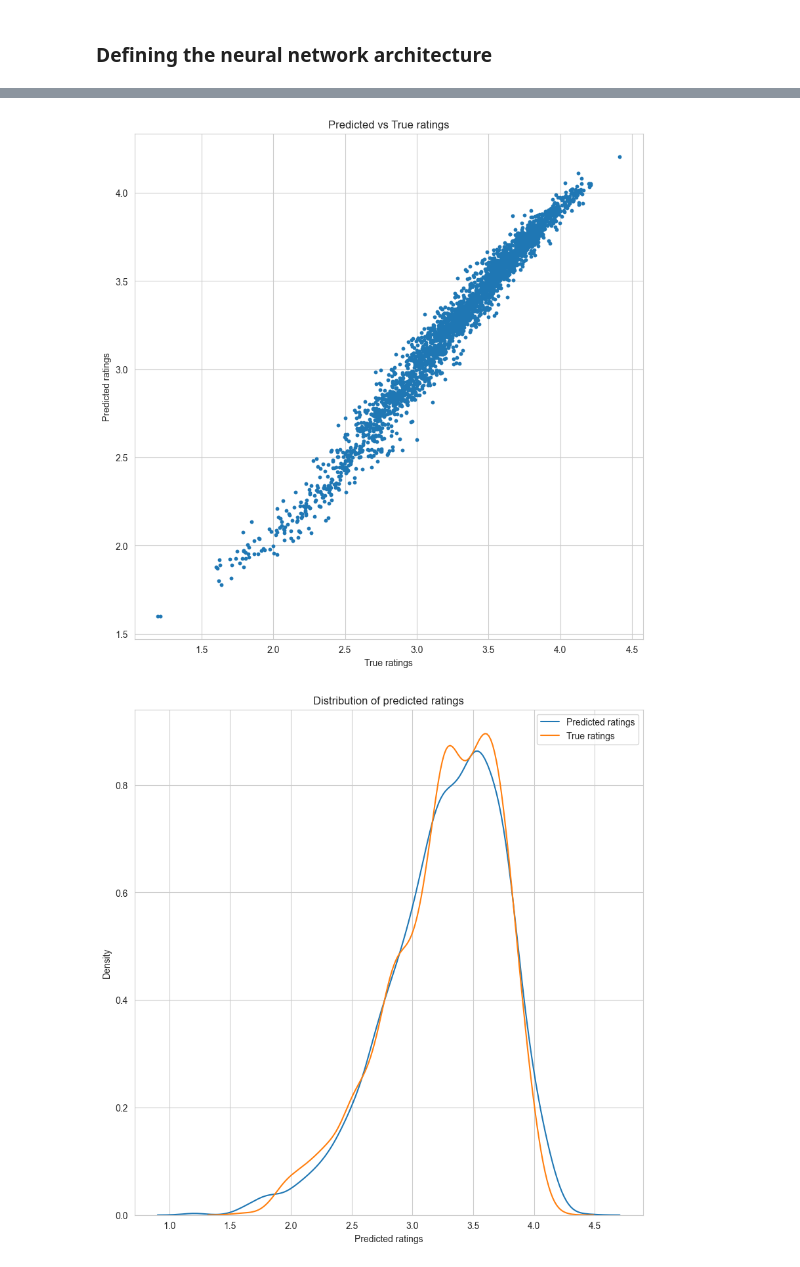
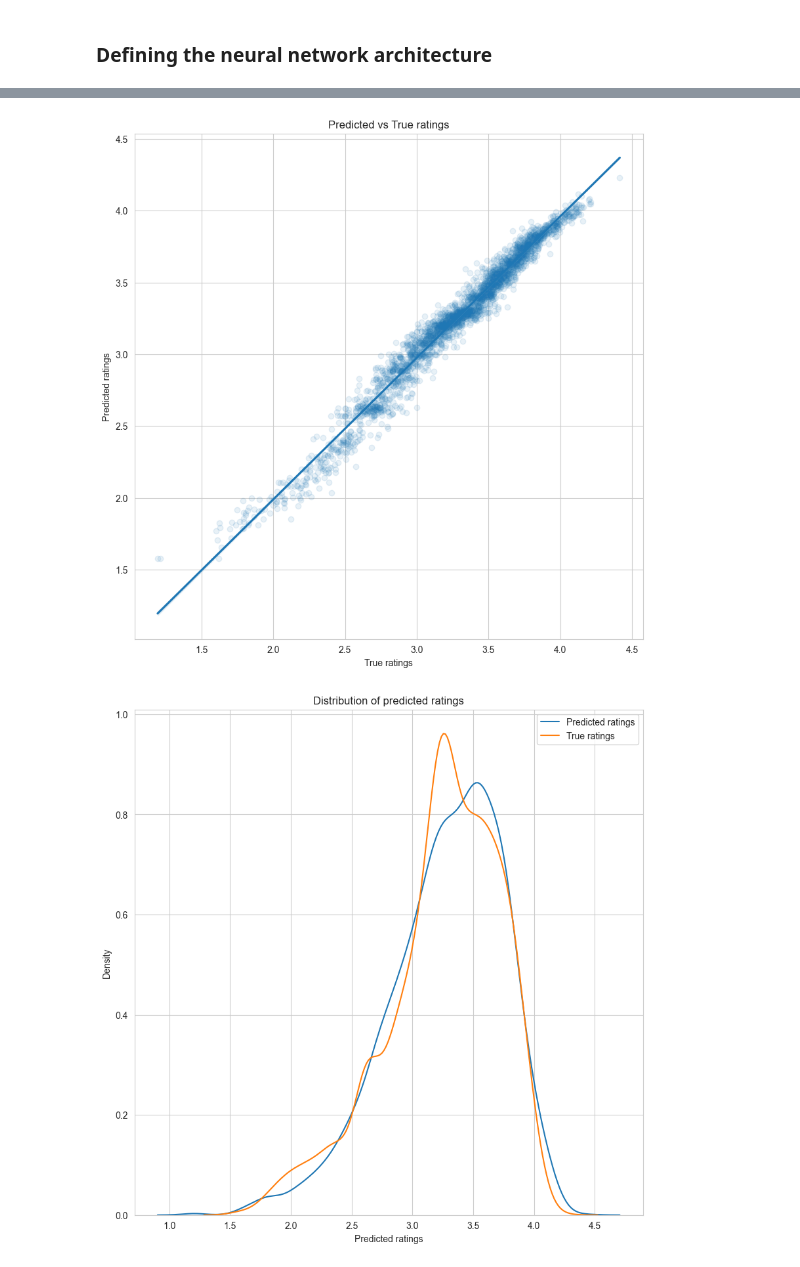
Before and after one commit to DiegoConce/data-analytics-movielens, a Jupyter notebook: NeuralNetwork.ipynb, the cells around one changed output, grey strips where cells are left out. Saved outputs shown, nothing was run; the diff lists cells and outputs as text; code cells hidden in the pictures.

```diff
--- a/NeuralNetwork.ipynb
+++ b/NeuralNetwork.ipynb
@@ -107,7 +103,7 @@ hidden_size = [128, 256, 128]  # 128
 dropout_p = 0.2
 depth = 3
 learning_rate = 1e-3
-num_epochs = 150  # 100
+num_epochs = 200
 
 model = NeuralNetwork(input_size, hidden_size, dropout_p, depth).to(device)
 print("Model structure: \n ", model)
@@ -237,21 +233,21 @@ MSE: 0.006486360105229
 # %%
 # Plotting the results
 plt.figure(figsize=(10, 10))
-plt.scatter(y_true, y_pred, s=10)
+sns.regplot(x=y_true, y=y_pred, scatter_kws={'alpha': 0.1})
 plt.xlabel('True ratings')
 plt.ylabel('Predicted ratings')
 plt.title('Predicted vs True ratings')
 plt.show()
 
 # Distribution of predicted ratings
 plt.figure(figsize=(10, 10))
 y_pred = np.array(y_pred)
 sns.kdeplot(y_true)
 sns.kdeplot(y_pred.flatten())
 plt.legend(['Predicted ratings', 'True ratings'])
 plt.xlabel('Predicted ratings')
 plt.title('Distribution of predicted ratings')
 plt.show()
 # %% [output]
-[figure, old version]
+[figure, new version]
-[figure, old version]
+[figure, new version]
```
Also changed, not shown: parts of 3 cells of this notebook, 1 other file.
